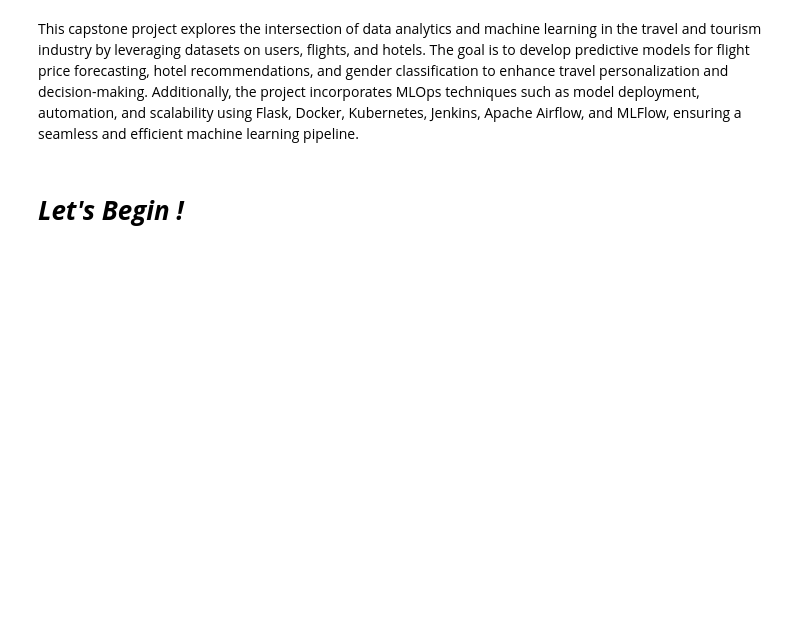
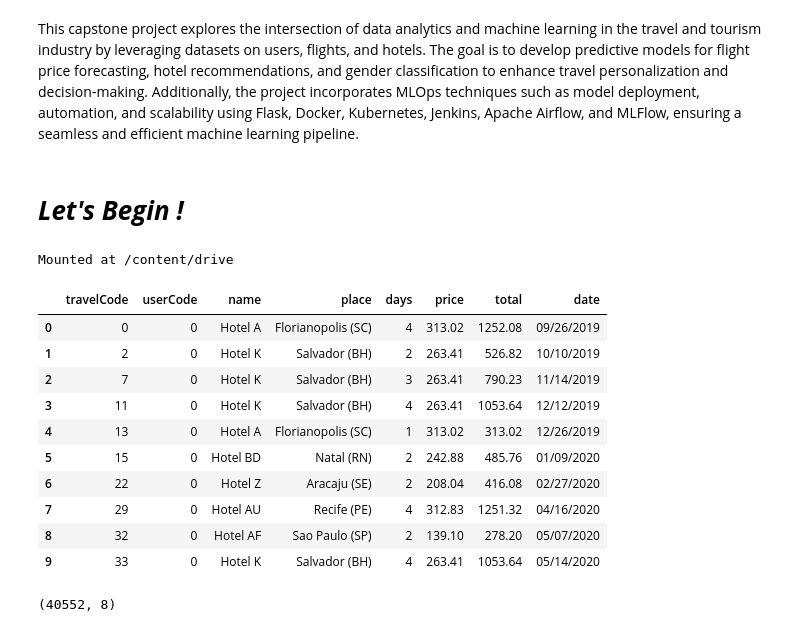
Before and after one commit to Ayushx29/Voyage-Analytics-Integrating-MLOps-in-Travel-Productionization-of-ML-Systems, a Jupyter notebook: Hotel_Prediction.ipynb, the cells around one changed output. Saved outputs shown, nothing was run; the diff lists cells and outputs as text; code cells hidden in the pictures; blank space fills up the shorter version.

```diff
--- a/Hotel_Prediction.ipynb
+++ b/Hotel_Prediction.ipynb
@@ -42,3 +42,30 @@ from sklearn.metrics import confusion_matrix
 from sklearn.metrics import accuracy_score,classification_report, precision_recall_curve
 from sklearn.tree import DecisionTreeClassifier
 from sklearn.metrics import accuracy_score
+# %%
+from google.colab import drive
+drive.mount('/content/drive')
+# %% [output]
+Mounted at /content/drive
+# %%
+# Load the hotel data from the CSV file
+hotel_path = "/content/drive/MyDrive/AlmaBetter Masters Projects/Voyage Analytics/travel_capstone/hotels.csv"
+hotel = pd.read_csv(hotel_path)
+# %%
+hotel.head(10)
+# %% [output]
+|  | travelCode | userCode | name | place | days | price | total | date |
+| 0 | 0 | 0 | Hotel A | Florianopolis (SC) | 4 | 313.02 | 1252.08 | 09/26/2019 |
+| 1 | 2 | 0 | Hotel K | Salvador (BH) | 2 | 263.41 | 526.82 | 10/10/2019 |
+| 2 | 7 | 0 | Hotel K | Salvador (BH) | 3 | 263.41 | 790.23 | 11/14/2019 |
+| 3 | 11 | 0 | Hotel K | Salvador (BH) | 4 | 263.41 | 1053.64 | 12/12/2019 |
+| 4 | 13 | 0 | Hotel A | Florianopolis (SC) | 1 | 313.02 | 313.02 | 12/26/2019 |
+| 5 | 15 | 0 | Hotel BD | Natal (RN) | 2 | 242.88 | 485.76 | 01/09/2020 |
+| 6 | 22 | 0 | Hotel Z | Aracaju (SE) | 2 | 208.04 | 416.08 | 02/27/2020 |
+| 7 | 29 | 0 | Hotel AU | Recife (PE) | 4 | 312.83 | 1251.32 | 04/16/2020 |
+| 8 | 32 | 0 | Hotel AF | Sao Paulo (SP) | 2 | 139.10 | 278.20 | 05/07/2020 |
+| 9 | 33 | 0 | Hotel K | Salvador (BH) | 4 | 263.41 | 1053.64 | 05/14/2020 |
+# %%
+hotel.shape
+# %% [output]
+(40552, 8)
```
Also changed, not shown: parts of 12 cells of this notebook.
